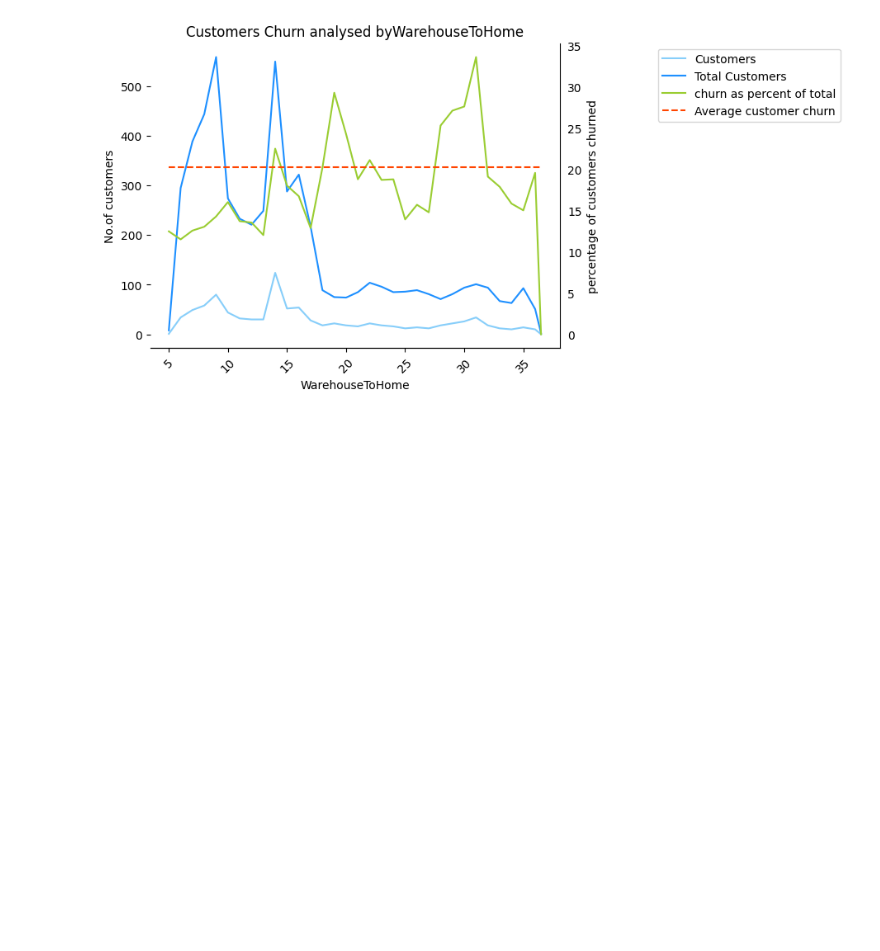
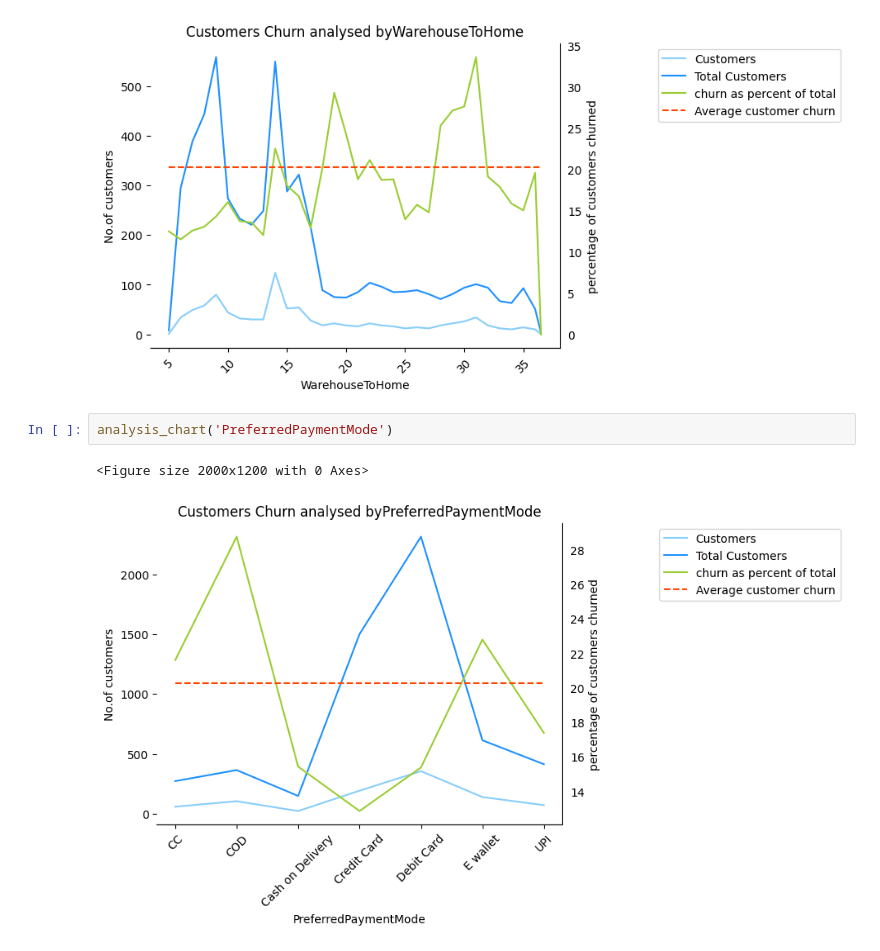
Before and after one commit to Suryasadasivam/e_commerce_customer_churn, a Jupyter notebook: Customer_chrun.ipynb, the cells around one changed output. Saved outputs shown, nothing was run; the diff lists cells and outputs as text; blank space fills up the shorter version.

```diff
--- a/Customer_chrun.ipynb
+++ b/Customer_chrun.ipynb
@@ -457,3 +457,8 @@ analysis_chart("WarehouseToHome")
 # %% [output]
 <Figure size 2000x1200 with 0 Axes>
 [figure]
+# %%
+analysis_chart('PreferredPaymentMode')
+# %% [output]
+<Figure size 2000x1200 with 0 Axes>
+[figure, added]
```
Also changed, not shown: parts of 5 cells of this notebook.
